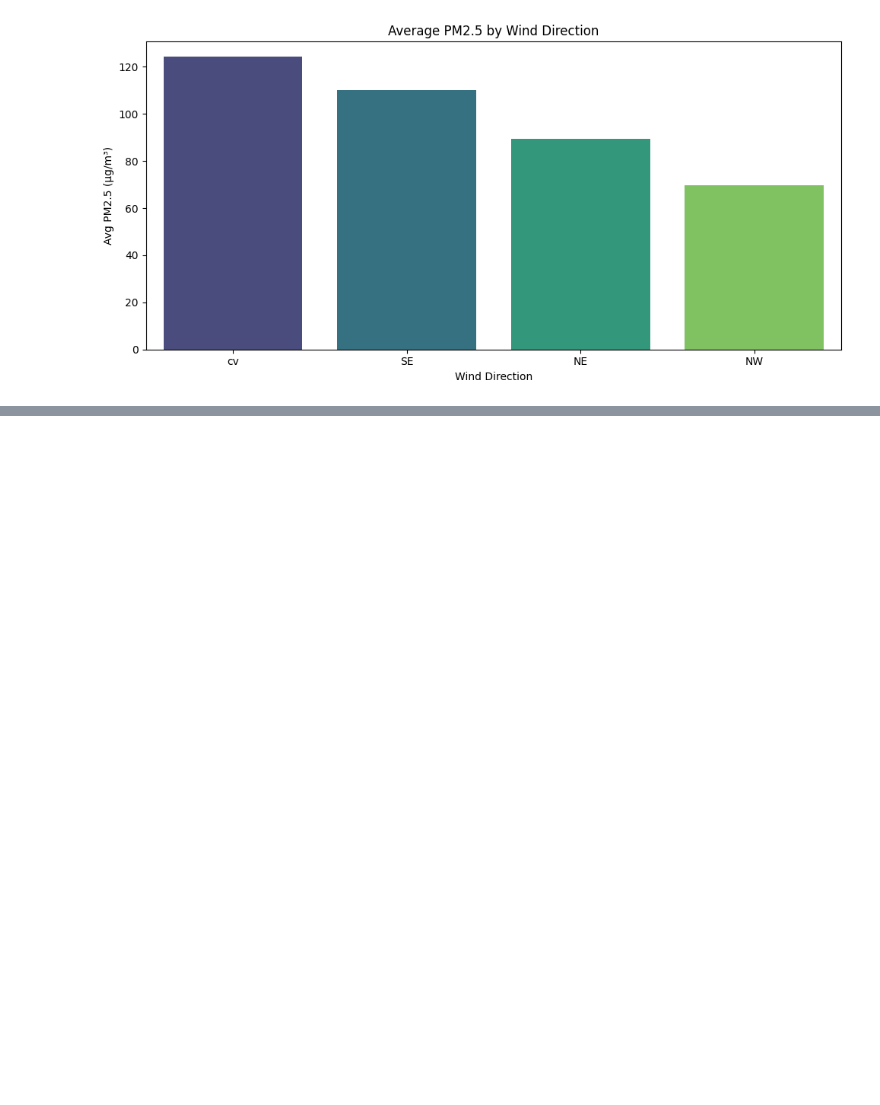
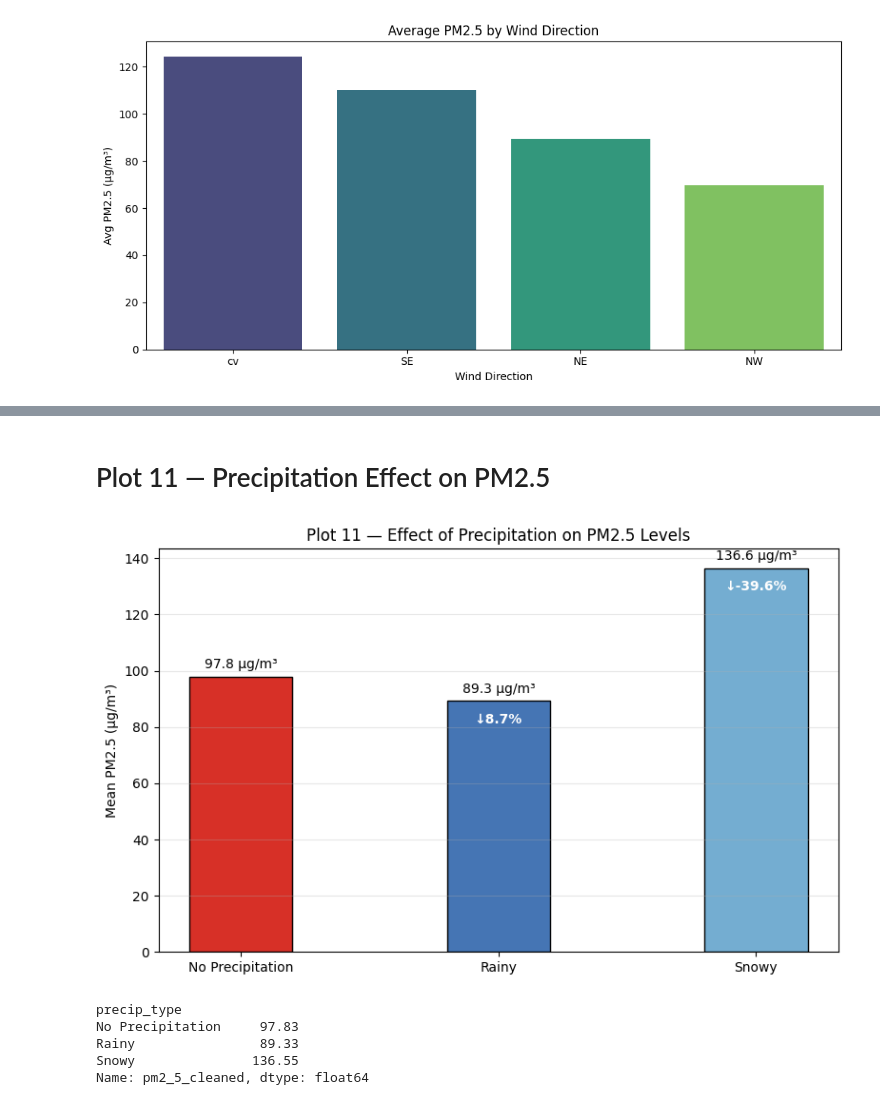
Before and after one commit to MilindDevX/SectionD_G12_BeijingPM25Analysis, a Jupyter notebook: notebooks/03_eda.ipynb, the cells around one changed output, grey strips where cells are left out. Cells and saved outputs as stored; diff of their text form; code cells hidden in the pictures; blank space fills up the shorter version.

```diff
--- a/notebooks/03_eda.ipynb
+++ b/notebooks/03_eda.ipynb
@@ -145,0 +265,39 @@ plt.show()
+# %% [markdown]
+# Plot 11 — Precipitation Effect on PM2.5
+# %%
+df['precip_type'] = 'No Precipitation'
+df.loc[df['hours_rain'] > 0, 'precip_type'] = 'Rainy'
+df.loc[df['hours_snow'] > 0, 'precip_type'] = 'Snowy'
+
+precip_mean = df.groupby('precip_type')['pm2_5_cleaned'].mean().reindex(
+    ['No Precipitation','Rainy','Snowy'])
+
+no_precip_val = precip_mean['No Precipitation']
+colors = ['#d73027','#4575b4','#74add1']
+
+plt.figure(figsize=(8, 5))
+bars = plt.bar(precip_mean.index, precip_mean.values,
+               color=colors, edgecolor='black', width=0.4)
+plt.bar_label(bars, fmt='%.1f µg/m³', padding=4, fontsize=10)
+
+# Annotate % reduction
+for i, (label, val) in enumerate(precip_mean.items()):
+    if label != 'No Precipitation':
+        pct = ((no_precip_val - val) / no_precip_val) * 100
+        plt.text(i, val - 8, f'↓{pct:.1f}%', ha='center',
+                 fontsize=10, color='white', fontweight='bold')
+
+plt.title('Plot 11 — Effect of Precipitation on PM2.5 Levels', fontsize=12)
+plt.ylabel('Mean PM2.5 (µg/m³)')
+plt.grid(axis='y', alpha=0.3)
+plt.tight_layout()
+plt.savefig('plot15_precipitation_effect.png', dpi=150)
+plt.show()
+print(precip_mean.round(2))
+# %% [output]
+[figure, added]
+precip_type
+No Precipitation     97.83
+Rainy                89.33
+Snowy               136.55
+Name: pm2_5_cleaned, dtype: float64
```
Also changed, not shown: parts of 8 cells of this notebook, 15 other files.
